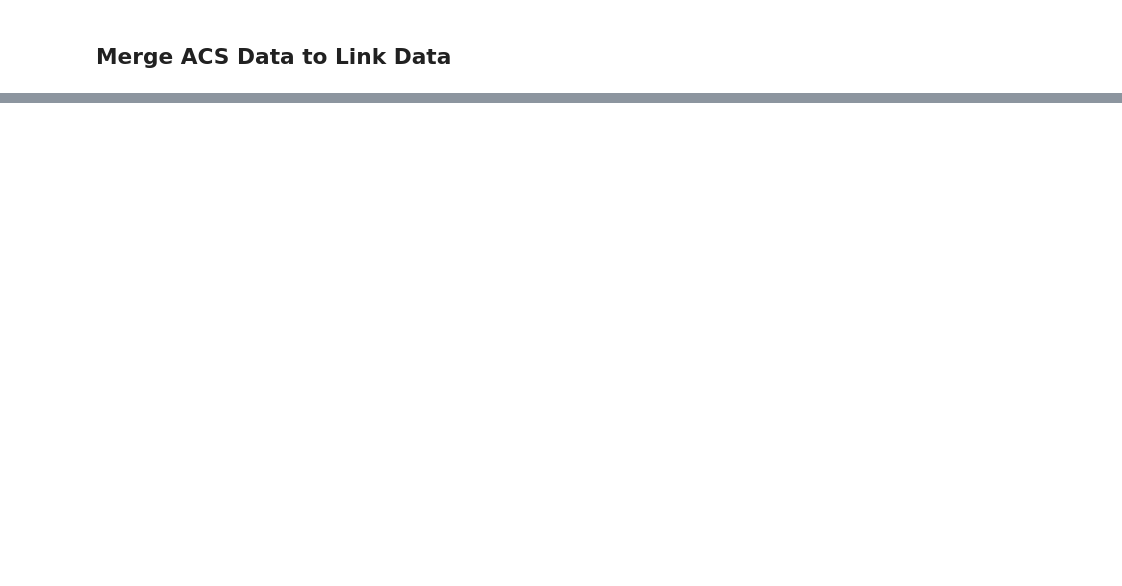
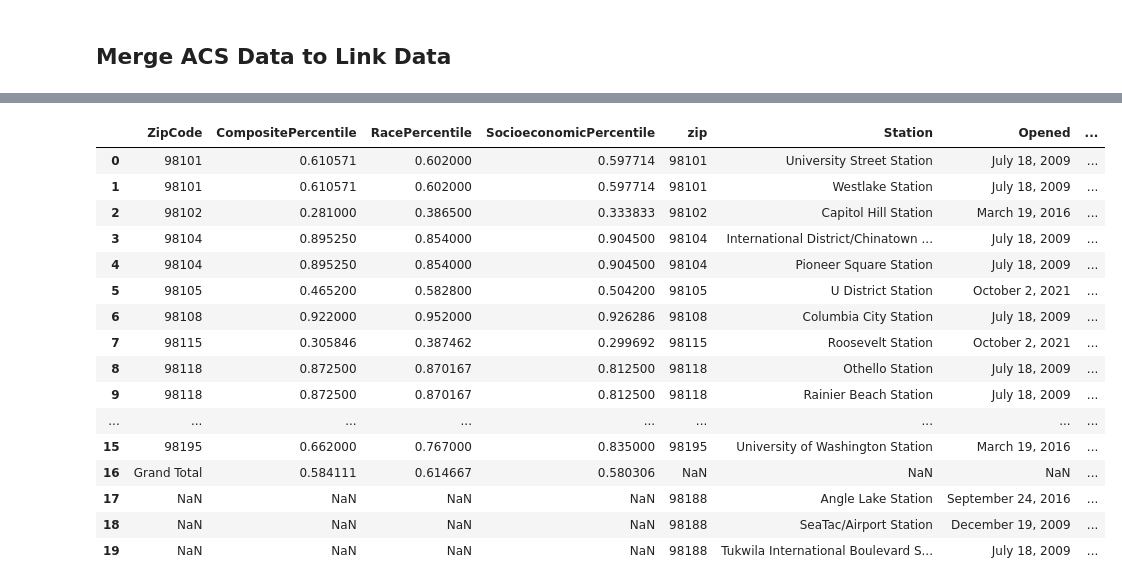
Before and after one commit to oeuyown/computational-thinking, a Jupyter notebook: deliverable_1/deliverable_I.ipynb, the cells around one changed output, grey strips where cells are left out. Saved outputs shown, nothing was run; the diff lists cells and outputs as text; code cells hidden in the pictures; blank space fills up the shorter version.

Commit message:
data updates

```diff
--- a/deliverable_1/deliverable_I.ipynb
+++ b/deliverable_1/deliverable_I.ipynb
@@ -655,0 +747,12 @@ base.saveRDS(finalMerge,file="finalMerge_OK.RDS")
+# %%
+# link to station wiki data
+linkStationWiki='https://raw.githubusercontent.com/oeuyown/computational-thinking/main/deliverable_1/stationVars.csv'
+stationWiki=pd.read_csv(linkStationWiki)
+
+# link to station zips
+linkStationZips='https://raw.githubusercontent.com/oeuyown/computational-thinking/main/deliverable_1/station_zips.csv'
+stationZips=pd.read_csv(linkStationZips)
+
+# link to Seattle equity data
+linkEquity='https://raw.githubusercontent.com/oeuyown/computational-thinking/main/deliverable_1/data/equityData.csv'
+equityData=pd.read_csv(linkEquity)
@@ -655,0 +777,6 @@ base.saveRDS(finalMerge,file="finalMerge_OK.RDS")
+# %%
+stationMerge['zip']=stationMerge['zip'].astype(str).astype(object)
+# %%
+# merge equity data with link data
+finalMerge=equityData.merge(stationMerge,left_on="ZipCode",right_on="zip",how='outer',indicator=True)
+finalMerge.head()
@@ -655,0 +790,20 @@ base.saveRDS(finalMerge,file="finalMerge_OK.RDS")
+# %%
+finalMerge
+# %% [output]
+|  | ZipCode | CompositePercentile | RacePercentile | SocioeconomicPercentile | zip | Station | Opened | ... |
+| 0 | 98101 | 0.610571 | 0.602000 | 0.597714 | 98101 | University Street Station | July 18, 2009 | ... |
+| 1 | 98101 | 0.610571 | 0.602000 | 0.597714 | 98101 | Westlake Station | July 18, 2009 | ... |
+| 2 | 98102 | 0.281000 | 0.386500 | 0.333833 | 98102 | Capitol Hill Station | March 19, 2016 | ... |
+| 3 | 98104 | 0.895250 | 0.854000 | 0.904500 | 98104 | International District/Chinatown ... | July 18, 2009 | ... |
+| 4 | 98104 | 0.895250 | 0.854000 | 0.904500 | 98104 | Pioneer Square Station | July 18, 2009 | ... |
+| 5 | 98105 | 0.465200 | 0.582800 | 0.504200 | 98105 | U District Station | October 2, 2021 | ... |
+| 6 | 98108 | 0.922000 | 0.952000 | 0.926286 | 98108 | Columbia City Station | July 18, 2009 | ... |
+| 7 | 98115 | 0.305846 | 0.387462 | 0.299692 | 98115 | Roosevelt Station | October 2, 2021 | ... |
+| 8 | 98118 | 0.872500 | 0.870167 | 0.812500 | 98118 | Othello Station | July 18, 2009 | ... |
+| 9 | 98118 | 0.872500 | 0.870167 | 0.812500 | 98118 | Rainier Beach Station | July 18, 2009 | ... |
+| ... | ... | ... | ... | ... | ... | ... | ... | ... |
+| 15 | 98195 | 0.662000 | 0.767000 | 0.835000 | 98195 | University of Washington Station | March 19, 2016 | ... |
+| 16 | Grand Total | 0.584111 | 0.614667 | 0.580306 | NaN | NaN | NaN | ... |
+| 17 | NaN | NaN | NaN | NaN | 98188 | Angle Lake Station | September 24, 2016 | ... |
+| 18 | NaN | NaN | NaN | NaN | 98188 | SeaTac/Airport Station | December 19, 2009 | ... |
+| 19 | NaN | NaN | NaN | NaN | 98188 | Tukwila International Boulevard S... | July 18, 2009 | ... |
```
Also changed, not shown: parts of 26 cells of this notebook, 3 other files.
